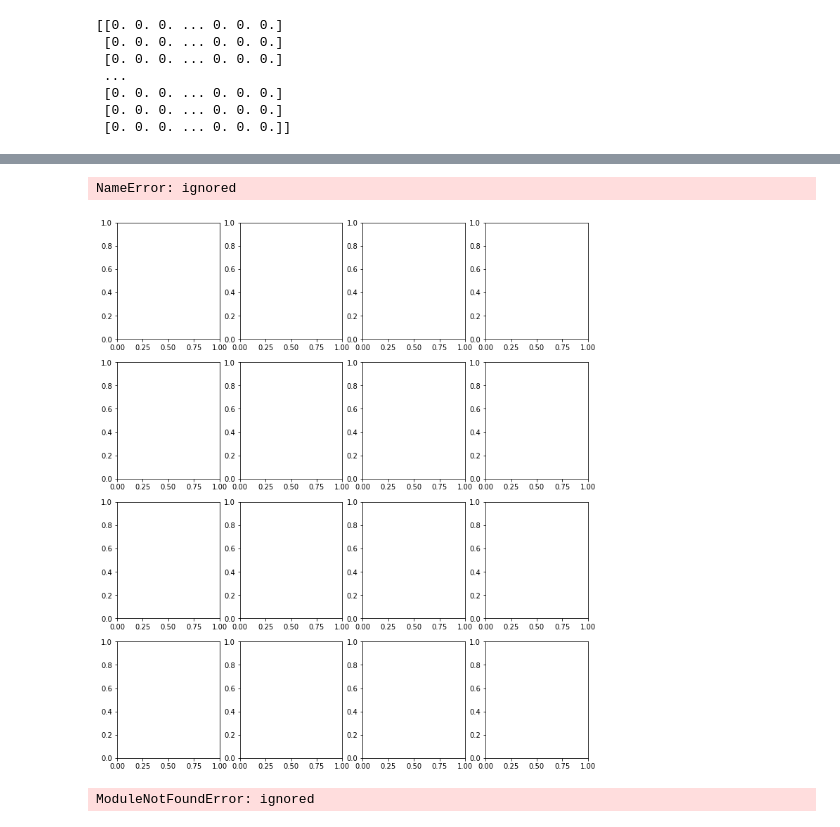
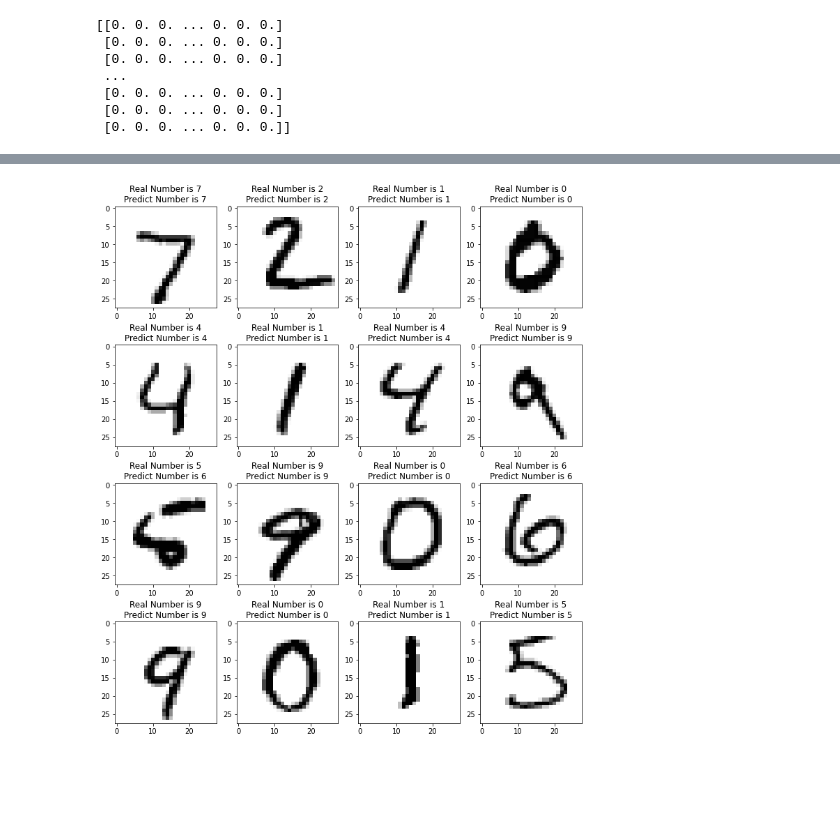
Before and after one commit to PhamBaVuong/DataAnalysisDeepLearning, a Jupyter notebook: Lab07.ipynb, the cells around one changed output, grey strips where cells are left out. Cells and saved outputs as stored; diff of their text form; code cells hidden in the pictures; blank space fills up the shorter version.

```diff
--- a/Lab07.ipynb
+++ b/Lab07.ipynb
@@ -156,18 +166,10 @@ plt.tight_layout()
 # %%
 y_pred = model.predict(x_test)
-X_test__ = x_test.reshape(x_test.shape[0], 28, 28)
+x_test__ = x_test.reshape(x_test.shape[0], 28, 28)
 
 fig, axis = plt.subplots(4, 4, figsize=(12, 14))
 for i, ax in enumerate(axis.flat):
     ax.imshow(x_test__[i], cmap='binary')
     ax.set(title = f"Real Number is {y_test[i].argmax()}\nPredict Number is {y_pred[i].argmax()}");
 # %% [output]
-NameError: ignored
-[figure, old version]
+[figure, new version]
-# %%
-from tensorflow.examples.tutorials.mnist import input_data
-mnist = input_data.read_data_sets("MNIST_data/", one_hot=True)
-import tensorflow as tf
-import matplotlib.pyplot as plt
-# %% [output]
-ModuleNotFoundError: ignored
```
Also changed, not shown: parts of 7 cells of this notebook.
